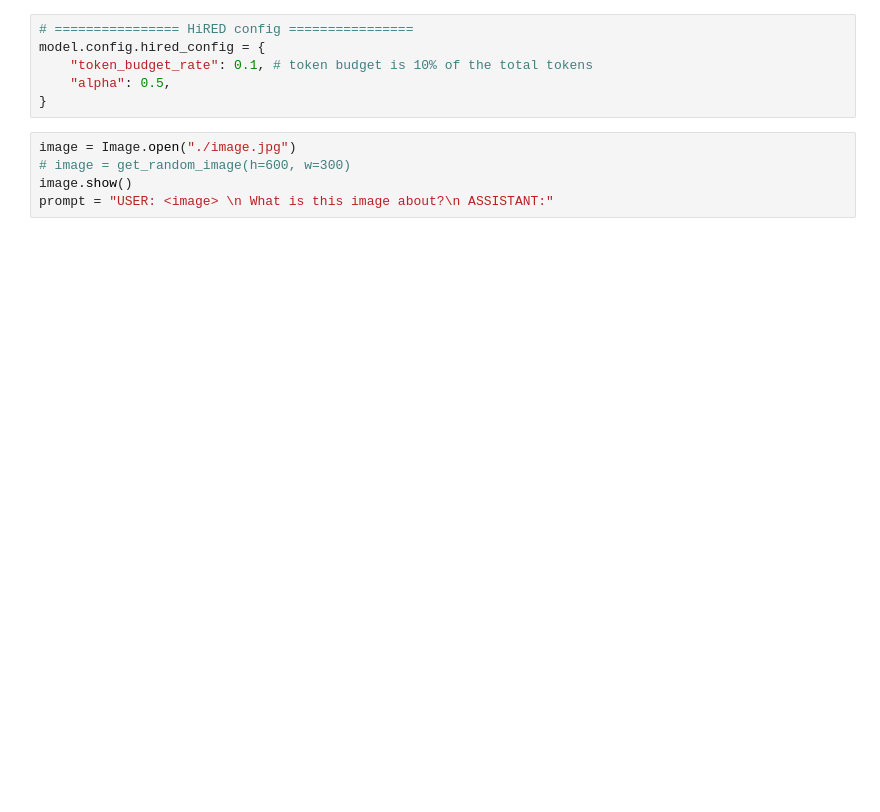
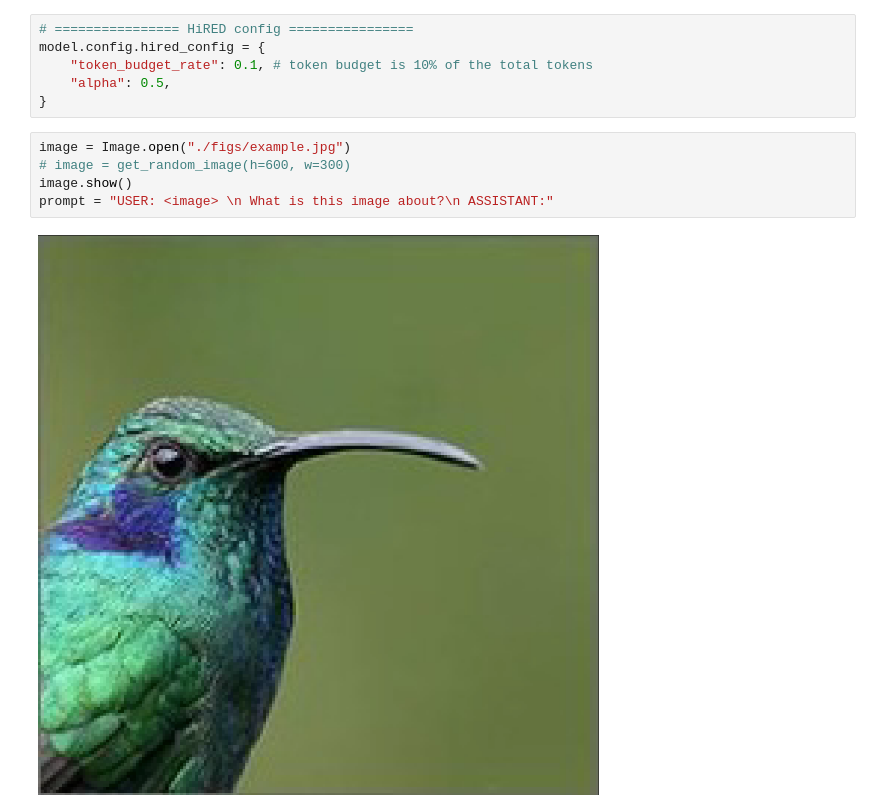
Before and after one commit to hasanar1f/HiRED, a Jupyter notebook: view_HiRED_token_selection.ipynb, the cells around one changed output. Saved outputs shown, nothing was run; the diff lists cells and outputs as text; blank space fills up the shorter version.

Commit message:
updates example image

```diff
--- a/view_HiRED_token_selection.ipynb
+++ b/view_HiRED_token_selection.ipynb
@@ -63,6 +38,6 @@ model.config.hired_config = {
     "alpha": 0.5,
 }
 # %%
-image = Image.open("./image.jpg")
+image = Image.open("./figs/example.jpg")
 # image = get_random_image(h=600, w=300)
 image.show()
@@ -70,3 +45,5 @@
+# %% [output]
+[figure, added]
 # %%
 start_time = time.time()
 inputs = processor(prompt, image, return_tensors="pt").to("cuda:0")
```
Also changed, not shown: parts of 5 cells of this notebook, 2 other files.
